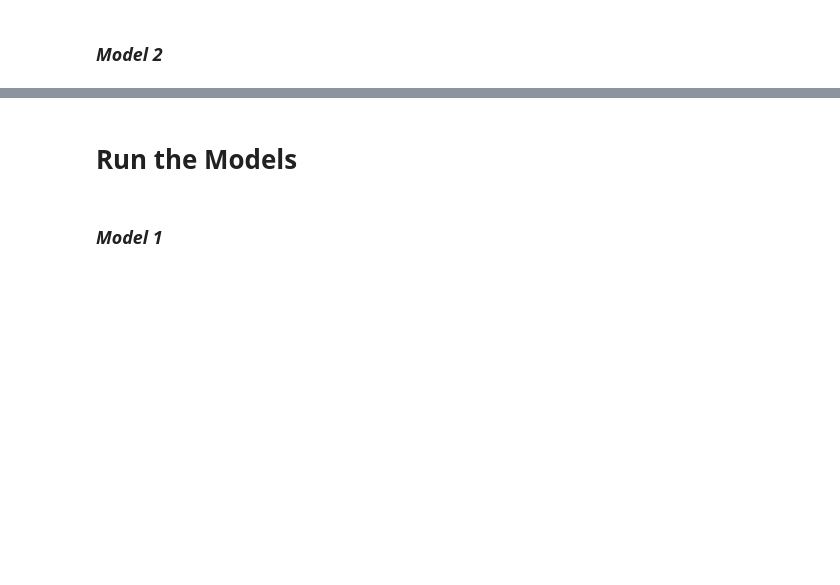
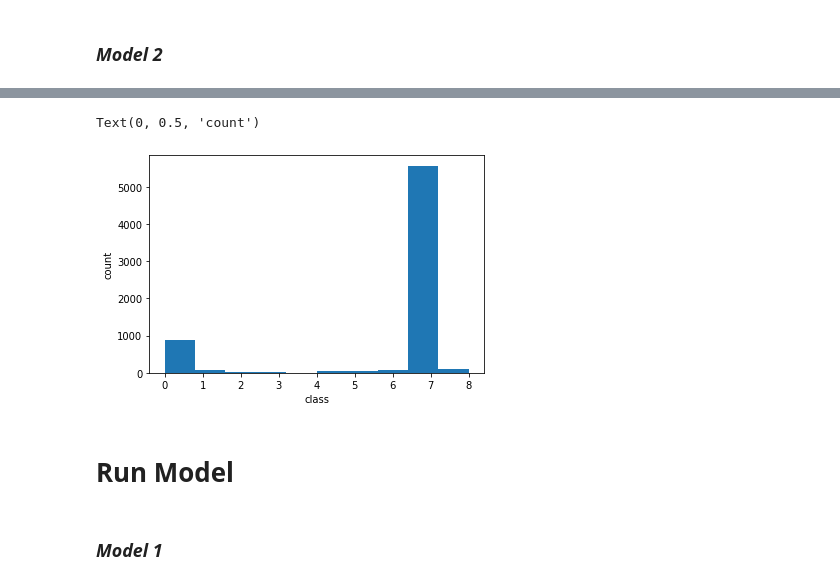
Before and after one commit to anacrusis24/dental-anomaly-detection, a Jupyter notebook: classification-model.ipynb, the cells around one changed output, grey strips where cells are left out. Cells and saved outputs as stored; diff of their text form; code cells hidden in the pictures; blank space fills up the shorter version.

```diff
--- a/classification-model.ipynb
+++ b/classification-model.ipynb
@@ -48,0 +56,2 @@ make_data(xray_path, anomaly_path, segmentation_path, output_path, which_anomaly
+# %%
+df = pd.read_csv('C:/Documents/Dental_Detection/data_csv/segmented_data.csv')
@@ -610,9 +567,9 @@ device
 # Making the Models
 # %%
 # Global Variables for the Models
+path_to_df = 'C:/Documents/Dental_Detection/data_csv/segmented_data.csv'
 batch_size = 64
-epochs = 2
-path_to_df = 'segmented_data.csv'
+epochs = 50
 # %% [markdown]
 ## _Model 1_
 # %%
@@ -745,9 +730,12 @@ for i in range(0, 9):
 # %%
-plt.hist(dataset2.labels)
+plt.hist(dataset_2.labels)
 plt.xlabel('class')
 plt.ylabel('count')
+# %% [output]
+Text(0, 0.5, 'count')
+[figure, added]
 # %% [markdown]
-# Run the Models
+# Run Model
 # %% [markdown]
 ### _Model 1_
 # %%
```
Also changed, not shown: parts of 16 cells of this notebook, 1 other file.
